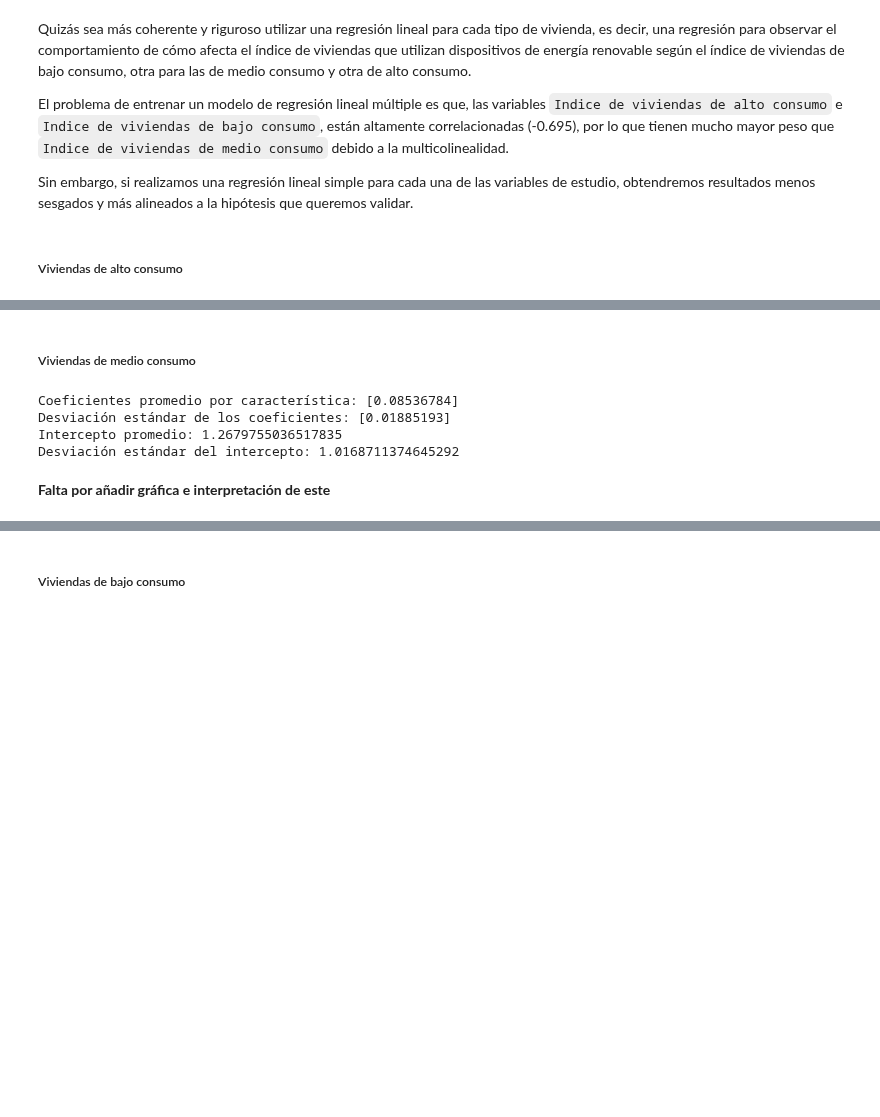
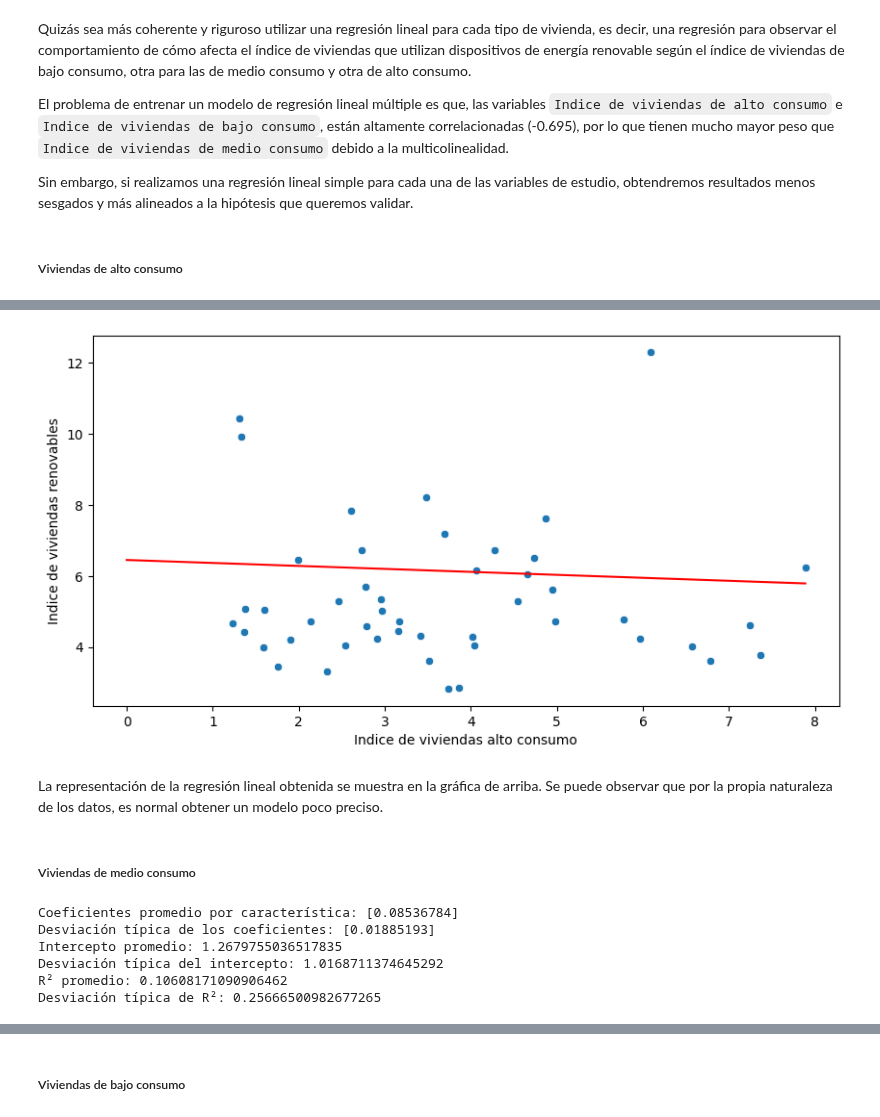
Before and after one commit to elena-17/DataMining-24-25, a Jupyter notebook: src/modeling/h2_modeling.ipynb, the cells around one changed output, grey strips where cells are left out. Drawn from its saved outputs; the diff is of its cells as text; code cells hidden in the pictures; blank space fills up the shorter version.

```diff
--- a/src/modeling/h2_modeling.ipynb
+++ b/src/modeling/h2_modeling.ipynb
@@ -188,5 +207,5 @@ plt.show()
 # %%
-X = h2_df.drop(columns=['Provincias','Indice de viviendas renovables'])
+X = h2_df.drop(columns=['Provincias','Indice de viviendas renovables', 'Cluster'])
 y = h2_df['Indice de viviendas renovables']
 # %%
 from sklearn.model_selection import train_test_split
@@ -249,11 +285,12 @@ X = h2_df[['Indice de viviendas alto consumo',
 y = h2_df['Indice de viviendas renovables'].values
 
 # Configurar K-Fold
-kf = KFold(n_splits=4, shuffle=True, random_state=42)
+kf = KFold(n_splits=5, shuffle=True, random_state=42)
 
 # Listas para almacenar resultados
 coef_list = []
 intercept_list = []
+r_square_list = []
 
 # Validación cruzada
 for train_index, test_index in kf.split(X):
@@ -267,13 +304,21 @@ for train_index, test_index in kf.split(X):
     coef_list.append(model.coef_)
     intercept_list.append(model.intercept_)
 
+    # Predecir y evaluar
+    y_pred = model.predict(X_test)
+    r_square = r2_score(y_test, y_pred)
+    r_square_list.append(r_square)
+
 # Convertir los resultados a arreglos numpy
 coef_array = np.array(coef_list)
 intercept_array = np.array(intercept_list)
+r_square_array = np.array(r_square_list)
 
 # Mostrar resultados
 print("Coeficientes promedio por característica:", np.mean(coef_array, axis=0))
-print("Desviación estándar de los coeficientes:", np.std(coef_array, axis=0))
-print("Intercepto promedio:", np.mean(intercept_array))
-print("Desviación estándar del intercepto:", np.std(intercept_array))
+print("Desviación típica de los coeficientes:", np.std(coef_array, axis=0))
+print("\nIntercepto promedio:", np.mean(intercept_array))
+print("Desviación típica del intercepto:", np.std(intercept_array))
+print("\nR² promedio:", np.mean(r_square_array))
+print("Desviación típica de R²:", np.std(r_square_array))
 # %% [output]
@@ -311,6 +378,7 @@ kf = KFold(n_splits=4, shuffle=True, random_state=42)
 # Listas para almacenar resultados
 coef_list = []
 intercept_list = []
+r_square_list = []
 
 # Validación cruzada
 for train_index, test_index in kf.split(X):
@@ -323,6 +391,7 @@ for train_index, test_index in kf.split(X):
     # Guardar coeficientes e intercepto
     coef_list.append(model.coef_)
     intercept_list.append(model.intercept_)
+    r_square_list.append(model.score(X_test, y_test))
 
 # Convertir los resultados a arreglos numpy
 coef_array = np.array(coef_list)
@@ -330,8 +399,10 @@ intercept_array = np.array(intercept_list)
 
 # Mostrar resultados
 print("Coeficientes promedio por característica:", np.mean(coef_array, axis=0))
-print("Desviación estándar de los coeficientes:", np.std(coef_array, axis=0))
+print("Desviación típica de los coeficientes:", np.std(coef_array, axis=0))
 print("Intercepto promedio:", np.mean(intercept_array))
-print("Desviación estándar del intercepto:", np.std(intercept_array))
+print("Desviación típica del intercepto:", np.std(intercept_array))
+print("R² promedio:", np.mean(r_square_list))
+print("Desviación típica de R²:", np.std(r_square_list))
 # %% [output]
 Coeficientes promedio por característica: [-0.02744394]
@@ -343,3 +423,17 @@ Desviación estándar del intercepto: 0.22572997417808338
+# %%
+# Grafica de la regresión lineal
+plt.figure(figsize=(10, 5))
+sns.scatterplot(x='Indice de viviendas alto consumo', y='Indice de viviendas renovables', data=h2_df)
+
+x = np.linspace(0, h2_df["Indice de viviendas alto consumo"].max(), 100)
+y = model.coef_[0] * x + model.intercept_
+plt.plot(x, y, color='red')
+
+plt.show()
+# %% [output]
+[figure, added]
+# %% [markdown]
+La representación de la regresión lineal obtenida se muestra en la gráfica de arriba. Se puede observar que por la propia naturaleza de los datos, es normal obtener un modelo poco preciso.
 # %% [markdown]
 ##### Viviendas de medio consumo
 # %%
@@ -360,6 +454,7 @@ kf = KFold(n_splits=4, shuffle=True, random_state=42)
 # Listas para almacenar resultados
 coef_list = []
 intercept_list = []
+r_square_list = []
 
 # Validación cruzada
 for train_index, test_index in kf.split(X):
@@ -372,6 +467,7 @@ for train_index, test_index in kf.split(X):
     # Guardar coeficientes e intercepto
     coef_list.append(model.coef_)
     intercept_list.append(model.intercept_)
+    r_square_list.append(model.score(X_test, y_test))
 
 # Convertir los resultados a arreglos numpy
 coef_array = np.array(coef_list)
@@ -379,13 +475,15 @@ intercept_array = np.array(intercept_list)
 
 # Mostrar resultados
 print("Coeficientes promedio por característica:", np.mean(coef_array, axis=0))
-print("Desviación estándar de los coeficientes:", np.std(coef_array, axis=0))
+print("Desviación típica de los coeficientes:", np.std(coef_array, axis=0))
 print("Intercepto promedio:", np.mean(intercept_array))
-print("Desviación estándar del intercepto:", np.std(intercept_array))
+print("Desviación típica del intercepto:", np.std(intercept_array))
+print("R² promedio:", np.mean(r_square_list))
+print("Desviación típica de R²:", np.std(r_square_list))
 # %% [output]
 Coeficientes promedio por característica: [0.08536784]
-Desviación estándar de los coeficientes: [0.01885193]
+Desviación típica de los coeficientes: [0.01885193]
 Intercepto promedio: 1.2679755036517835
-Desviación estándar del intercepto: 1.0168711374645292
+Desviación típica del intercepto: 1.0168711374645292
+R² promedio: 0.10608171090906462
+Desviación típica de R²: 0.25666500982677265
-# %% [markdown]
-**Falta por añadir gráfica e interpretación de este**
```
Also changed, not shown: parts of 45 cells of this notebook.
